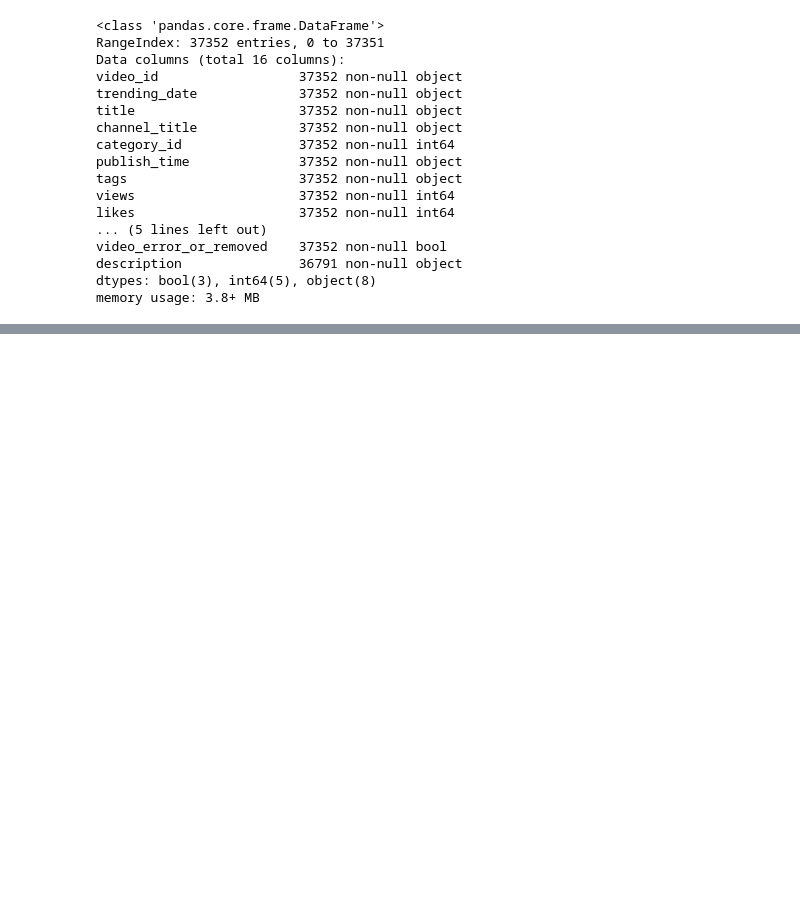
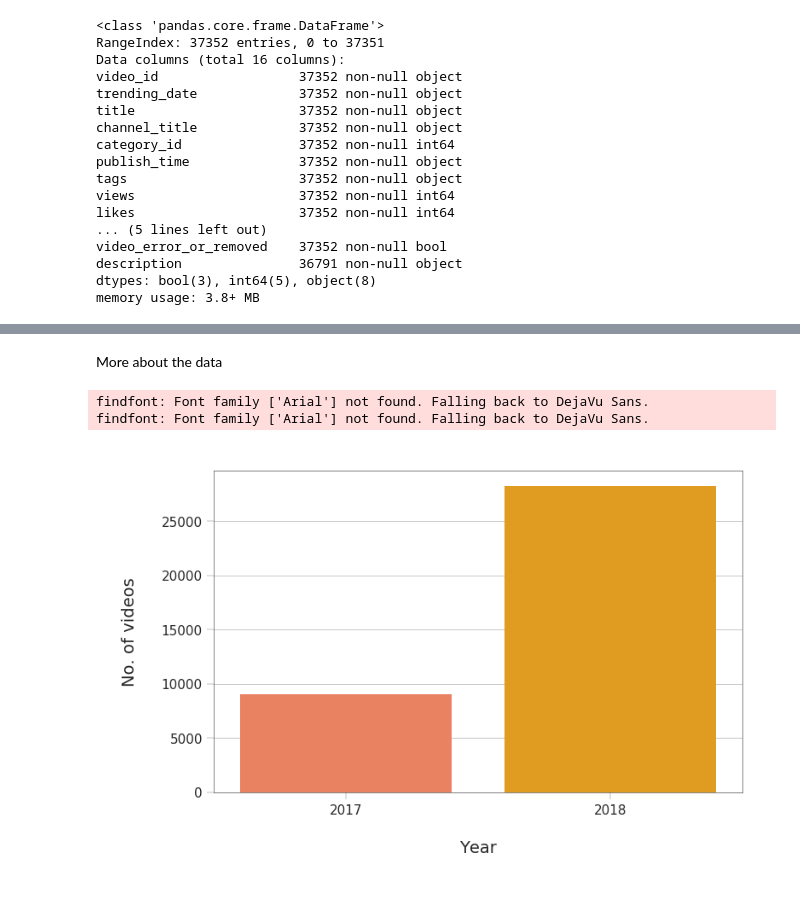
Before and after one commit to Shreya369/We-R, a Jupyter notebook: YouTube_Trending_Video_Analysis.ipynb, the cells around one changed output, grey strips where cells are left out. Drawn from its saved outputs; the diff is of its cells as text; code cells hidden in the pictures; blank space fills up the shorter version.

Commit message:
Data cleaning and more on data

```diff
--- a/YouTube_Trending_Video_Analysis.ipynb
+++ b/YouTube_Trending_Video_Analysis.ipynb
@@ -46,0 +49,4 @@ memory usage: 3.8+ MB
+# %%
+# we can see in the info that the description column has NaN values, so we fill it with empty string
+INvideos['description'] = INvideos['description'].fillna("")
+INvideos.info()
@@ -46,0 +71,28 @@ memory usage: 3.8+ MB
+# %%
+# Some settings for plots
+PLOT_COLORS = ["#268bd2", "#0052CC", "#FF5722", "#b58900", "#003f5c"]
+pd.options.display.float_format = '{:.2f}'.format
+sns.set(style="ticks")
+plt.rc('figure', figsize=(8, 5), dpi=100)
+plt.rc('axes', labelpad=20, facecolor="#ffffff", linewidth=0.4, grid=True, labelsize=14)
+plt.rc('patch', linewidth=0)
+plt.rc('xtick.major', width=0.2)
+plt.rc('ytick.major', width=0.2)
+plt.rc('grid', color='#9E9E9E', linewidth=0.4)
+plt.rc('font', family='Arial', weight='400', size=10)
+plt.rc('text', color='#282828')
+plt.rc('savefig', pad_inches=0.3, dpi=300)
+# %% [markdown]
+More about the data
+# %%
+#Determining when the data was collected
+INvideo = INvideos['trending_date'].apply(lambda x:'20'+x[:2]).value_counts().to_frame().reset_index().rename(columns={"index":"year","trending_date":"No_of_videos"})
+
+#plot the result
+fig,ax = plt.subplots()
+yrs = sns.barplot(x="year",y="No_of_videos",palette=sns.color_palette(['#ff764a', '#ffa600'], n_colors=7),data=INvideo,ax=ax)
+yrs = ax.set(xlabel='Year',ylabel='No. of videos')
+# %% [output]
+findfont: Font family ['Arial'] not found. Falling back to DejaVu Sans.
+findfont: Font family ['Arial'] not found. Falling back to DejaVu Sans.
+[figure, added]
```
Also changed, not shown: parts of 4 cells of this notebook.
